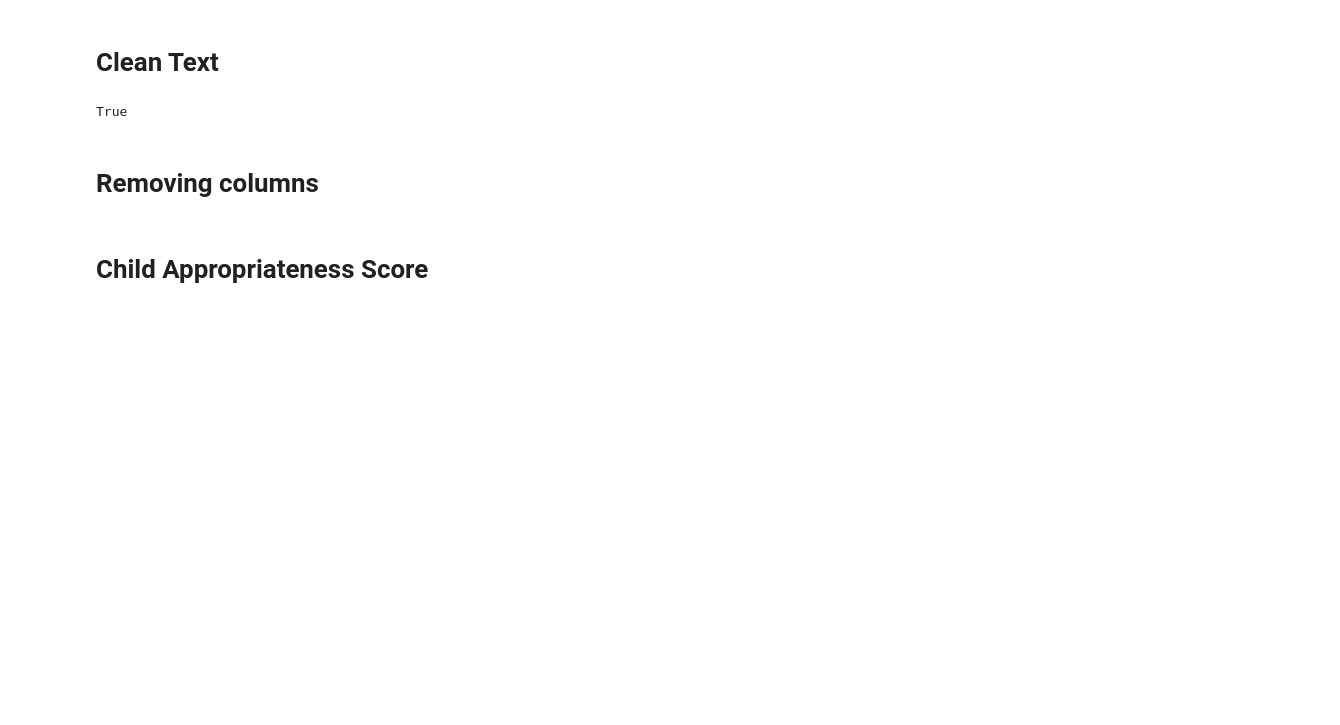
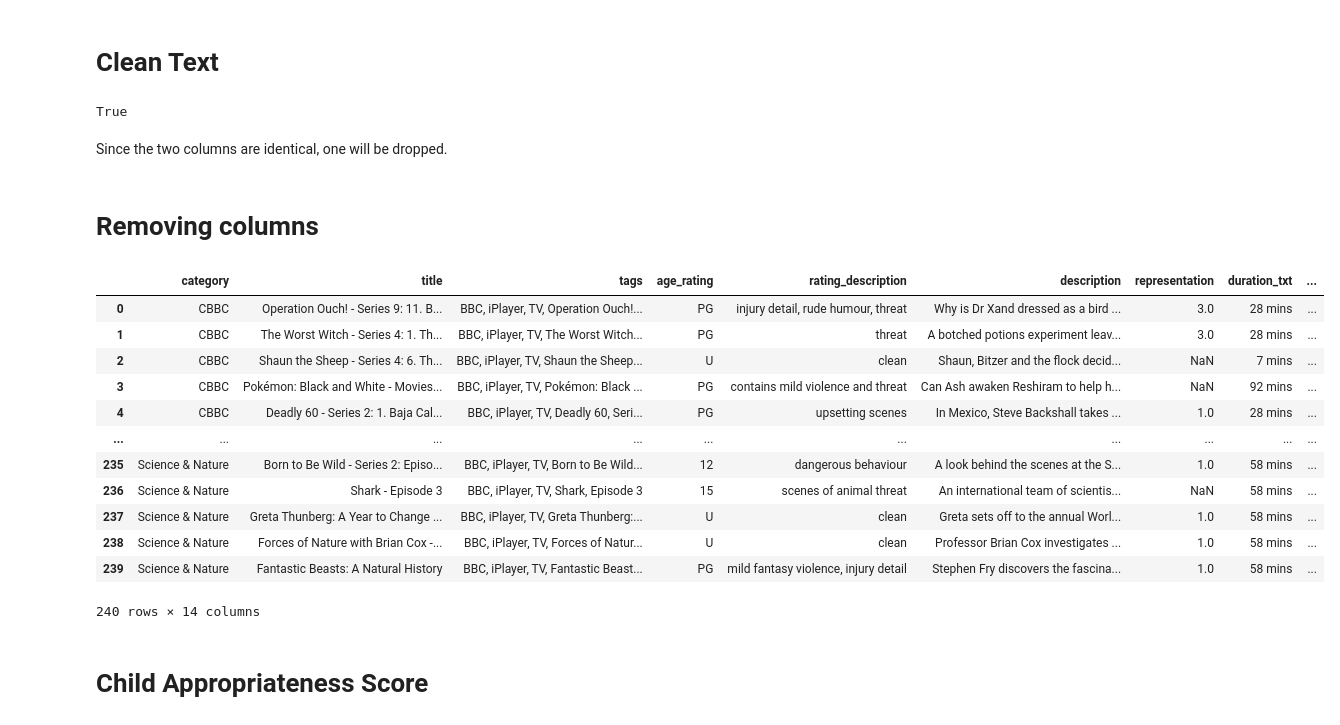
Before and after one commit to michellefilipaa/media_assignment, a Jupyter notebook: data_preparation.ipynb, the cells around one changed output. Cells and saved outputs as stored; diff of their text form; code cells hidden in the pictures; blank space fills up the shorter version.

```diff
--- a/data_preparation.ipynb
+++ b/data_preparation.ipynb
@@ -97,6 +57,8 @@ synopsis_small_cleaned = df['synopsis_small'].apply(clean_text)
 print(description_cleaned.equals(synopsis_small_cleaned))
 # %% [output]
 True
+# %% [markdown]
+Since the two columns are identical, one will be dropped.
 # %% [markdown]
 # Removing columns
 # %%
@@ -104,7 +66,23 @@ df['synopsis'] = np.where(df['synopsis_large'] != 'No data found', df['synopsis_
                                    np.where(df['synopsis_medium'] != 'No data found', df['synopsis_medium'],
                                             df['synopsis_small']))
 # %%
-df.drop(columns=['synopsis_large', 'synopsis_medium'], inplace=True)
+df.drop(columns=['synopsis_large', 'synopsis_small'], inplace=True)
+# %%
+df
+# %% [output]
+|  | category | title | tags | age_rating | rating_description | description | representation | duration_txt | ... |
+| 0 | CBBC | Operation Ouch! - Series 9: 11. B... | BBC, iPlayer, TV, Operation Ouch!... | PG | injury detail, rude humour, threat | Why is Dr Xand dressed as a bird ... | 3.0 | 28 mins | ... |
+| 1 | CBBC | The Worst Witch - Series 4: 1. Th... | BBC, iPlayer, TV, The Worst Witch... | PG | threat | A botched potions experiment leav... | 3.0 | 28 mins | ... |
+| 2 | CBBC | Shaun the Sheep - Series 4: 6. Th... | BBC, iPlayer, TV, Shaun the Sheep... | U | clean | Shaun, Bitzer and the flock decid... | NaN | 7 mins | ... |
+| 3 | CBBC | Pokémon: Black and White - Movies... | BBC, iPlayer, TV, Pokémon: Black ... | PG | contains mild violence and threat | Can Ash awaken Reshiram to help h... | NaN | 92 mins | ... |
+| 4 | CBBC | Deadly 60 - Series 2: 1. Baja Cal... | BBC, iPlayer, TV, Deadly 60, Seri... | PG | upsetting scenes | In Mexico, Steve Backshall takes ... | 1.0 | 28 mins | ... |
+| ... | ... | ... | ... | ... | ... | ... | ... | ... | ... |
+| 235 | Science & Nature | Born to Be Wild - Series 2: Episo... | BBC, iPlayer, TV, Born to Be Wild... | 12 | dangerous behaviour | A look behind the scenes at the S... | 1.0 | 58 mins | ... |
+| 236 | Science & Nature | Shark - Episode 3 | BBC, iPlayer, TV, Shark, Episode 3 | 15 | scenes of animal threat | An international team of scientis... | NaN | 58 mins | ... |
+| 237 | Science & Nature | Greta Thunberg: A Year to Change ... | BBC, iPlayer, TV, Greta Thunberg:... | U | clean | Greta sets off to the annual Worl... | 1.0 | 58 mins | ... |
+| 238 | Science & Nature | Forces of Nature with Brian Cox -... | BBC, iPlayer, TV, Forces of Natur... | U | clean | Professor Brian Cox investigates ... | 1.0 | 58 mins | ... |
+| 239 | Science & Nature | Fantastic Beasts: A Natural History | BBC, iPlayer, TV, Fantastic Beast... | PG | mild fantasy violence, injury detail | Stephen Fry discovers the fascina... | 1.0 | 58 mins | ... |
+240 rows × 14 columns
 # %% [markdown]
 # Child Appropriateness Score
 # %% [markdown]
```
Also changed, not shown: parts of 10 cells of this notebook, 10 other files.
